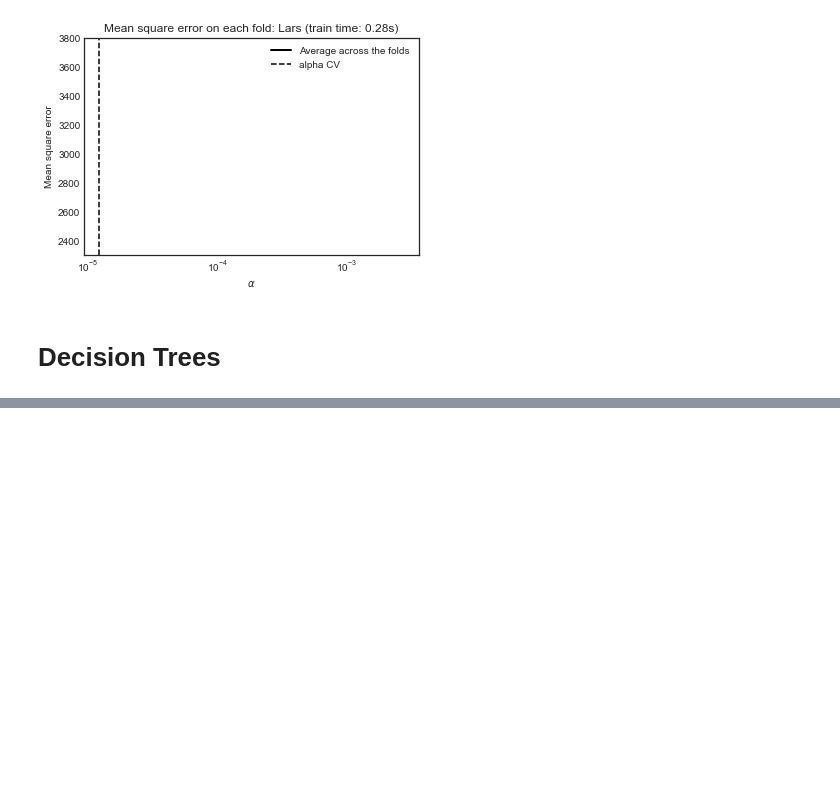
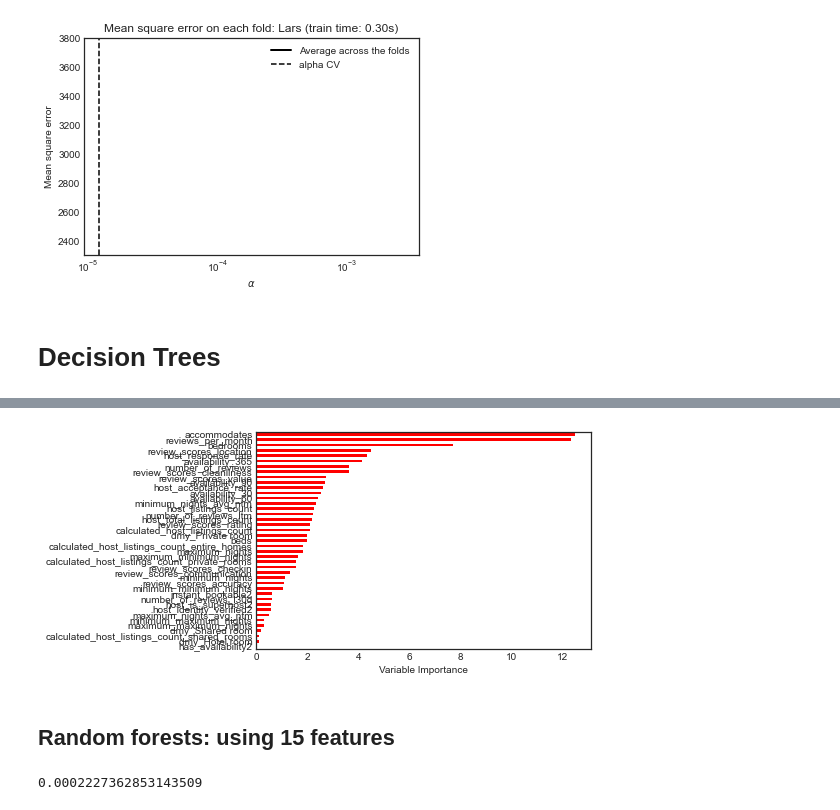
Before and after one commit to Lupercio421/STAT-724, a Jupyter notebook: Final_Project/Regression_methods.ipynb, the cells around one changed output, grey strips where cells are left out. Cells and saved outputs as stored; diff of their text form; code cells hidden in the pictures; blank space fills up the shorter version.

```diff
--- a/Final_Project/Regression_methods.ipynb
+++ b/Final_Project/Regression_methods.ipynb
@@ -990,0 +1007,11 @@ NameError: name 'X_train' is not defined
+# %%
+Importance = pd.DataFrame({'Importance':regr2.feature_importances_*100}, index=X_test.columns)
+Importance.sort_values('Importance', axis=0, ascending=True).plot(kind='barh', color='r', )
+
+plt.xlabel('Variable Importance')
+plt.gca().legend_ = None
+plt.gca().autoscaley_on = True
+
+# plt.gca().set_size_inches(15,8)
+# %% [output]
+[figure, added]
@@ -990,0 +1020,9 @@ NameError: name 'X_train' is not defined
+# %% [markdown]
+## Random forests: using 15 features
+# %%
+regr3 = RandomForestRegressor(max_features=15, random_state=1)
+regr3.fit(X_train, y_train)
+pred = regr3.predict(X_test)
+mean_squared_error(y_test, pred)
+# %% [output]
+0.0002227362853143509
```
Also changed, not shown: parts of 42 cells of this notebook, 1 other file.
